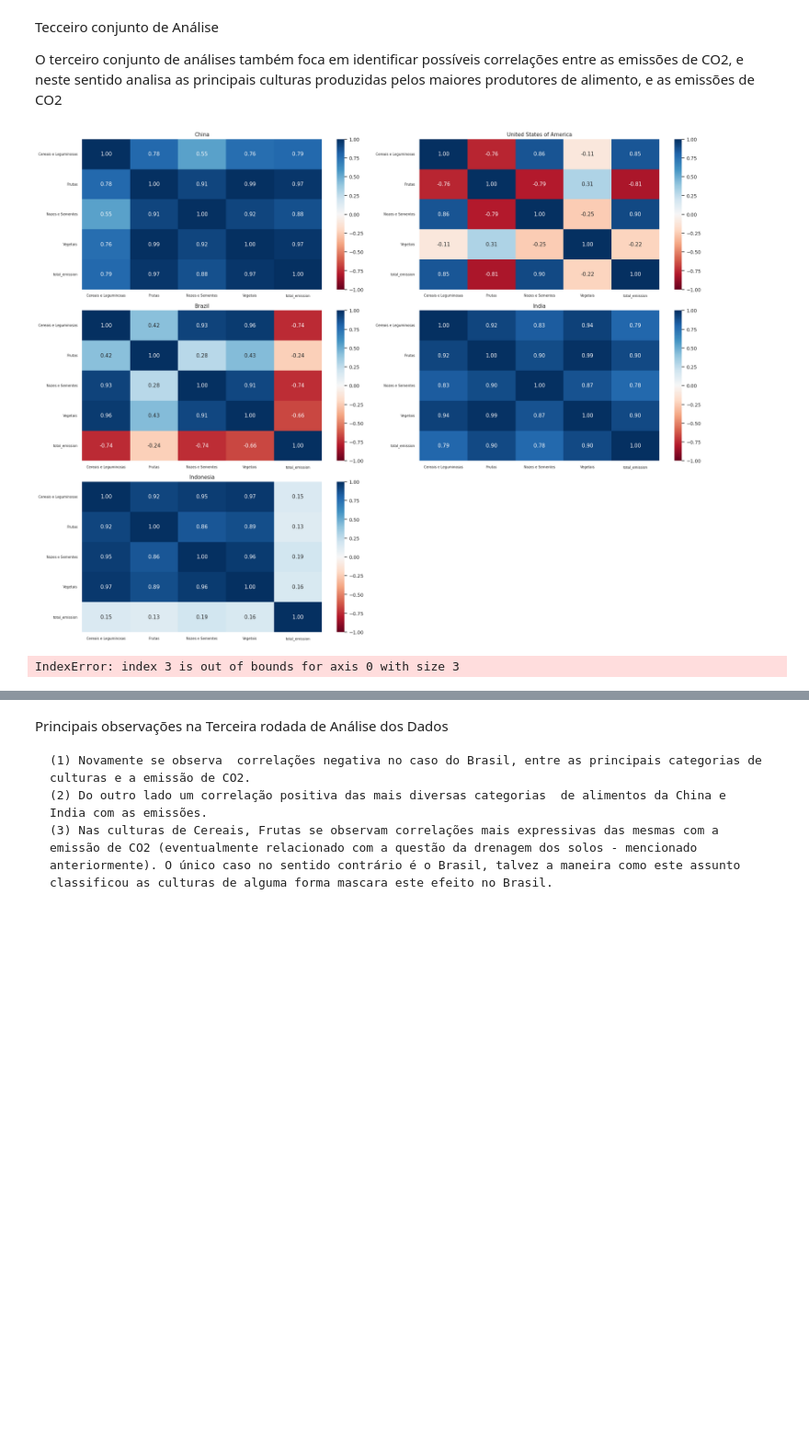
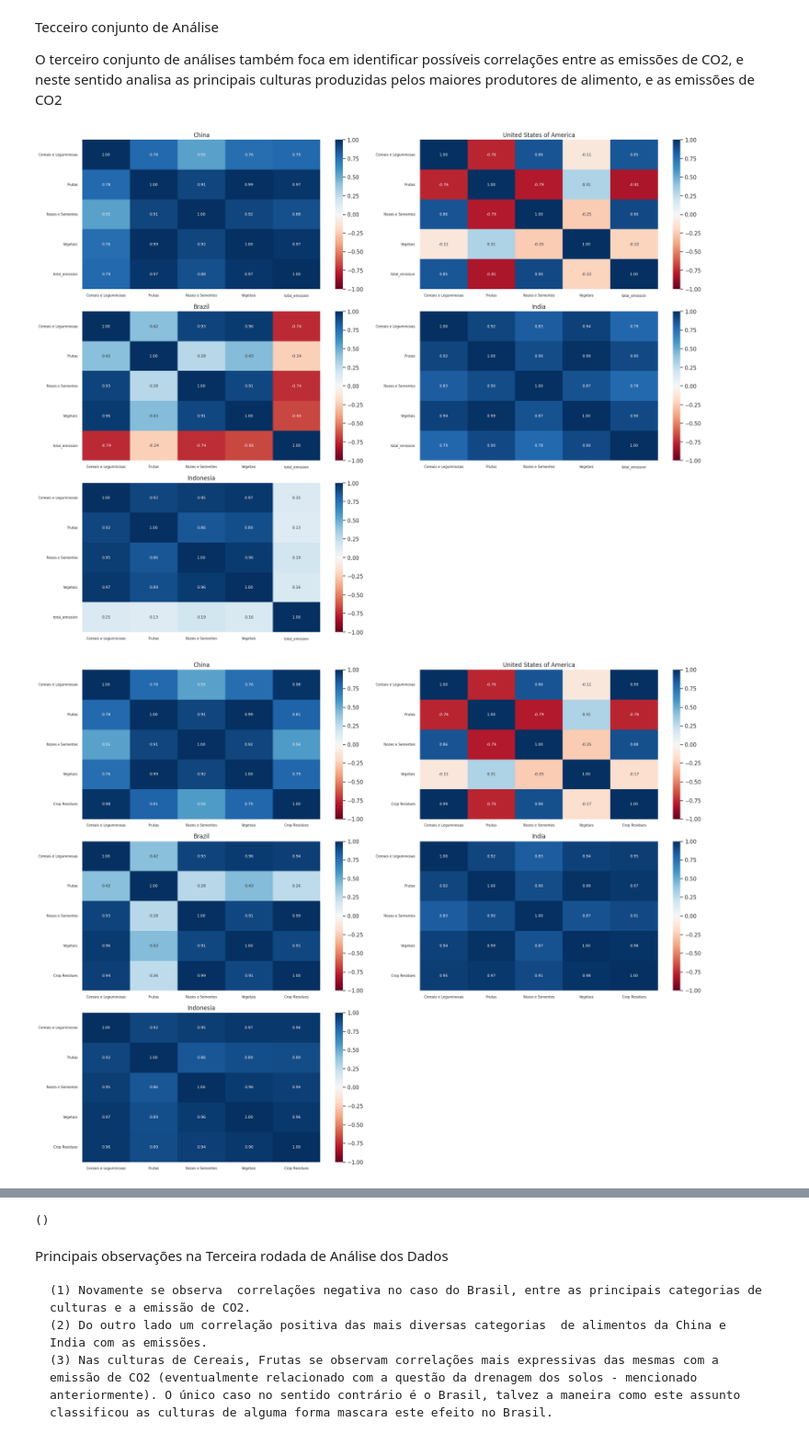
Before and after one commit to geraldoferreira1963/MVP_-An-lise-de-Dados-e-Boas-Pr-ticas, a Jupyter notebook: MVP_1_Analise_Dados_v7.ipynb, the cells around one changed output, grey strips where cells are left out. Shown at 92% size. Saved outputs shown, nothing was run; the diff lists cells and outputs as text; code cells hidden in the pictures; blank space fills up the shorter version.

```diff
--- a/MVP_1_Analise_Dados_v7.ipynb
+++ b/MVP_1_Analise_Dados_v7.ipynb
@@ -551,34 +551,23 @@ Principais observações da Segunda rodada de Análise dos Dados
 Tecceiro conjunto de Análise
 
 O terceiro  conjunto de análises também foca em identificar possíveis correlações entre as emissões de CO2, e neste sentido analisa as principais culturas produzidas pelos maiores produtores de alimento, e as emissões de CO2
-# %%
-fig, ax = plt.subplots(3,2, figsize = (20, 15))
-sns.set(font_scale=0.9)
-i=j=0
-for pais in maiores_produtores:
-  sns.heatmap(df[df.Area == pais].loc[:,['Cereais e Leguminosas', 'Frutas', 'Nozes e Sementes', 'Vegetais','total_emission']].corr(), annot=True, cmap='RdBu', vmin=-1, vmax=1,fmt="1.2f",ax=ax[i,j])
-  ax[i,j].set_title(pais)
-  ax[i,j].tick_params(axis='both', which='major', labelsize=7)
-  j+=1
-  if j == 2:
-    i+=1
-    j=0
-fig.delaxes(ax[2, 1])
-plt.tight_layout()
-plt.show()
-
-for pais in maiores_produtores:
-  sns.heatmap(df[df.Area == pais].loc[:,['Cereais e Leguminosas', 'Frutas', 'Nozes e Sementes', 'Vegetais',
-                                         'Crop Residues','Drained organic soils (CO2)','Agrifood Systems Waste Disposal', 'Fires in organic soils','Manure applied to Soils']].corr(), annot=True, cmap='RdBu', vmin=-1, vmax=1,fmt="1.2f",ax=ax[i,j])
-  ax[i,j].set_title(pais)
-  ax[i,j].tick_params(axis='both', which='major', labelsize=7)
-  j+=1
-  if j == 2:
-    i+=1
-    j=0
-fig.delaxes(ax[2, 1])
-plt.tight_layout()
-plt.show()
-# %% [output]
-[figure, removed]
-IndexError: index 3 is out of bounds for axis 0 with size 3
+# %%
+# categorias de cultura e Emissão Total de CO2
+
+grafico_heatmap (df, ['Cereais e Leguminosas', 'Frutas', 'Nozes e Sementes', 'Vegetais','total_emission'],maiores_produtores)
+
+
+# verificar correlações entre as categorias de cultura, e algumas emissões (as quais foram denominadas neste trabalho de análise como relacionadas com práticas de cultivo)
+
+grafico_heatmap (df, ['Cereais e Leguminosas', 'Frutas', 'Nozes e Sementes', 'Vegetais','Crop Residues'],maiores_produtores)
+
+grafico_heatmap (df, ['Cereais e Leguminosas', 'Frutas', 'Nozes e Sementes', 'Vegetais','Drained organic soils (CO2)'],maiores_produtores)
+
+grafico_heatmap (df, ['Cereais e Leguminosas', 'Frutas', 'Nozes e Sementes', 'Vegetais','Agrifood Systems Waste Disposal'],maiores_produtores)
+
+grafico_heatmap (df, ['Cereais e Leguminosas', 'Frutas', 'Nozes e Sementes', 'Vegetais','Fires in organic soils'],maiores_produtores)
+
+grafico_heatmap (df, ['Cereais e Leguminosas', 'Frutas', 'Nozes e Sementes', 'Vegetais','Manure applied to Soils'],maiores_produtores)
+# %% [output]
+[figure, added]
+[figure, added]
@@ -585,3 +578,4 @@ IndexError: index 3 is out of bounds for axis 0 with size 3
+()
 # %% [markdown]
   Principais observações na Terceira  rodada de Análise dos Dados
 
```
Also changed, not shown: parts of 13 cells of this notebook.
